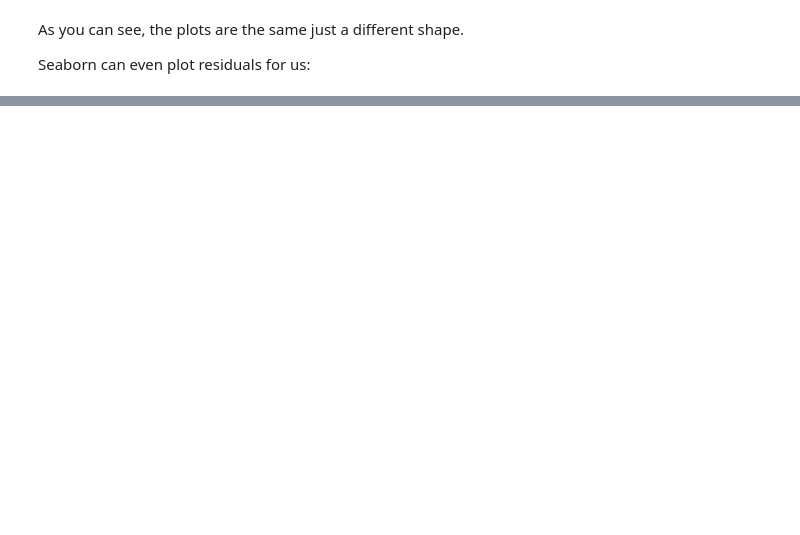
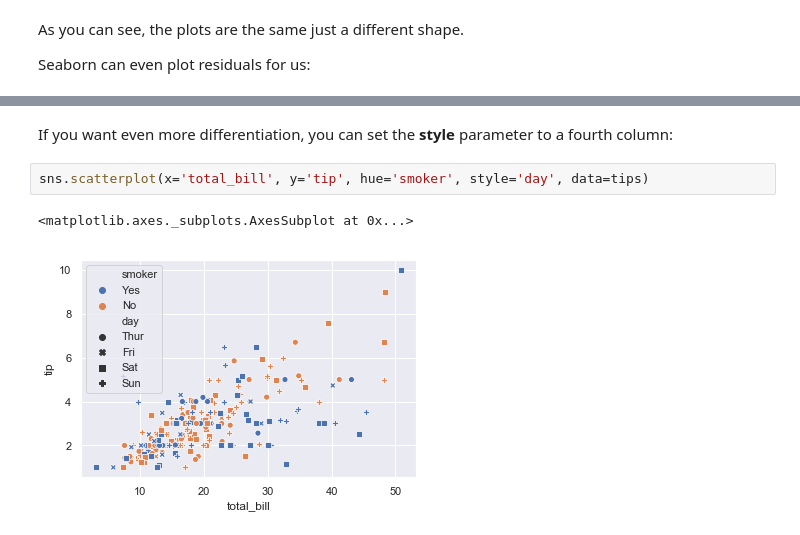
Before and after one commit to Regis-University-Data-Science/msde620_student_files, a Jupyter notebook: FTE_Week7.ipynb, the cells around one changed output, grey strips where cells are left out. Saved outputs shown, nothing was run; the diff lists cells and outputs as text; blank space fills up the shorter version.

```diff
--- a/FTE_Week7.ipynb
+++ b/FTE_Week7.ipynb
@@ -166,0 +244,7 @@ Points should be randomly distributed on the y-axis. If you see patterns then li
+# %% [markdown]
+If you want even more differentiation, you can set the **style** parameter to a fourth column:
+# %%
+sns.scatterplot(x='total_bill', y='tip', hue='smoker', style='day', data=tips)
+# %% [output]
+<matplotlib.axes._subplots.AxesSubplot at 0x...>
+[figure, added]
```
Also changed, not shown: parts of 97 cells of this notebook.
